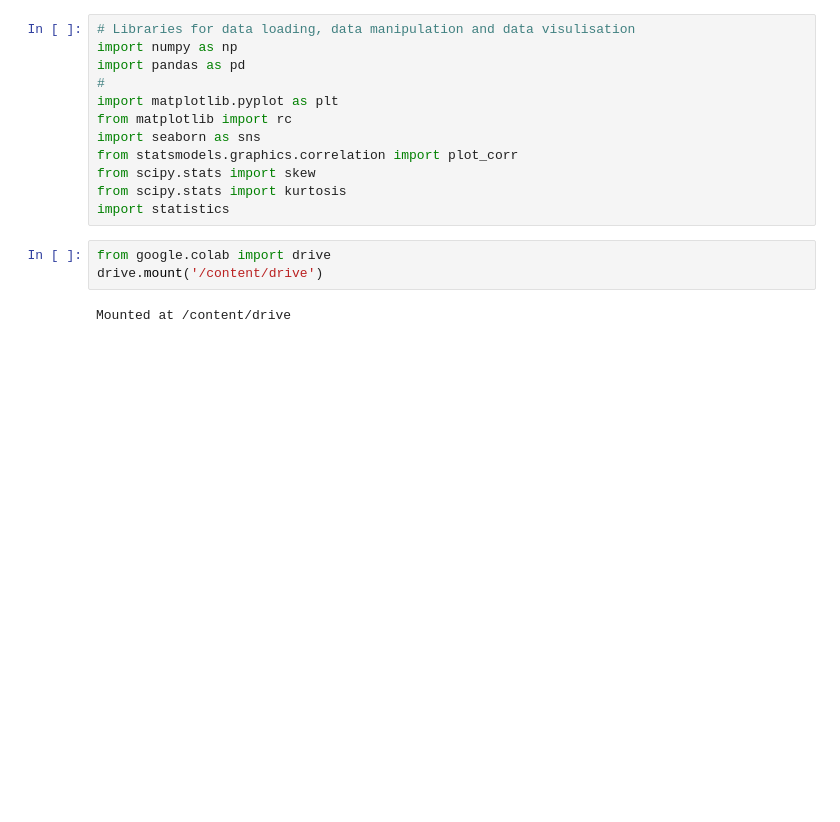
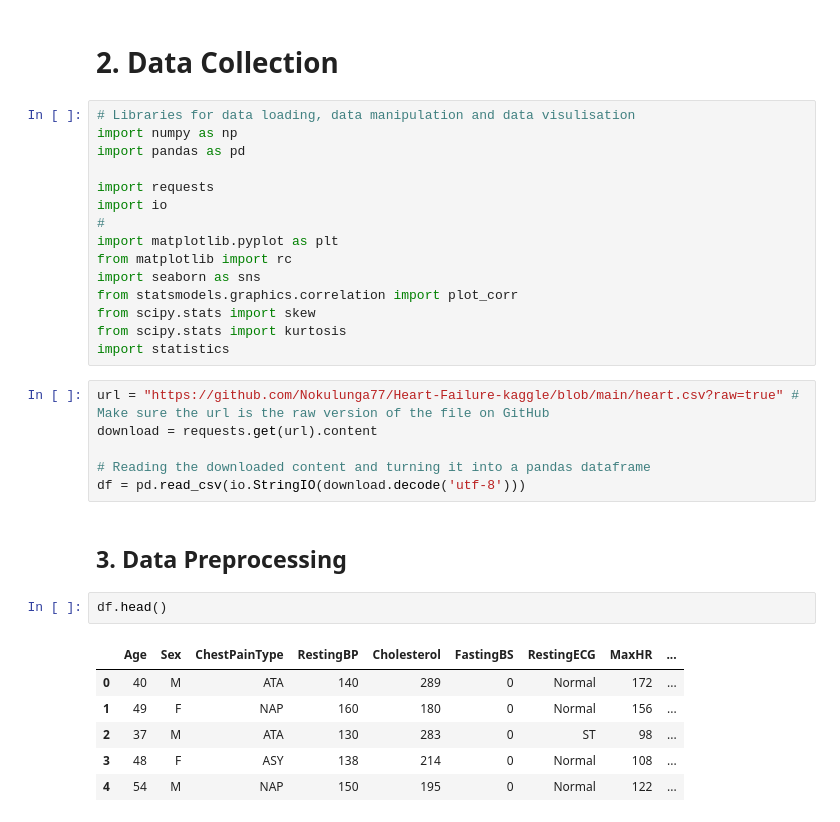
Before and after one commit to Nokulunga77/Heart-Failure-kaggle, a Jupyter notebook: Heart_Failure.ipynb, the cells around one changed output. Saved outputs shown, nothing was run; the diff lists cells and outputs as text; blank space fills up the shorter version.

```diff
--- a/Heart_Failure.ipynb
+++ b/Heart_Failure.ipynb
@@ -3,7 +49,13 @@
+# %% [markdown]
+<a id="data"></a>
+# 2. **Data Collection**
 # %%
 # Libraries for data loading, data manipulation and data visulisation
 import numpy as np
 import pandas as pd
+
+import requests
+import io
 #
 import matplotlib.pyplot as plt
 from matplotlib import rc
@@ -12,8 +64,21 @@ from statsmodels.graphics.correlation import plot_corr
 from scipy.stats import skew
 from scipy.stats import kurtosis
 import statistics
-# %%
-from google.colab import drive
-drive.mount('/content/drive')
-# %% [output]
-Mounted at /content/drive
+# %%
+url = "https://github.com/Nokulunga77/Heart-Failure-kaggle/blob/main/heart.csv?raw=true" # Make sure the url is the raw version of the file on GitHub
+download = requests.get(url).content
+
+# Reading the downloaded content and turning it into a pandas dataframe
+df = pd.read_csv(io.StringIO(download.decode('utf-8')))
+# %% [markdown]
+<a id="cleaning"></a>
+## 3. **Data Preprocessing**
+# %%
+df.head()
+# %% [output]
+|  | Age | Sex | ChestPainType | RestingBP | Cholesterol | FastingBS | RestingECG | MaxHR | ... |
+| 0 | 40 | M | ATA | 140 | 289 | 0 | Normal | 172 | ... |
+| 1 | 49 | F | NAP | 160 | 180 | 0 | Normal | 156 | ... |
+| 2 | 37 | M | ATA | 130 | 283 | 0 | ST | 98 | ... |
+| 3 | 48 | F | ASY | 138 | 214 | 0 | Normal | 108 | ... |
+| 4 | 54 | M | NAP | 150 | 195 | 0 | Normal | 122 | ... |
```
Also changed, not shown: parts of 17 cells of this notebook.
